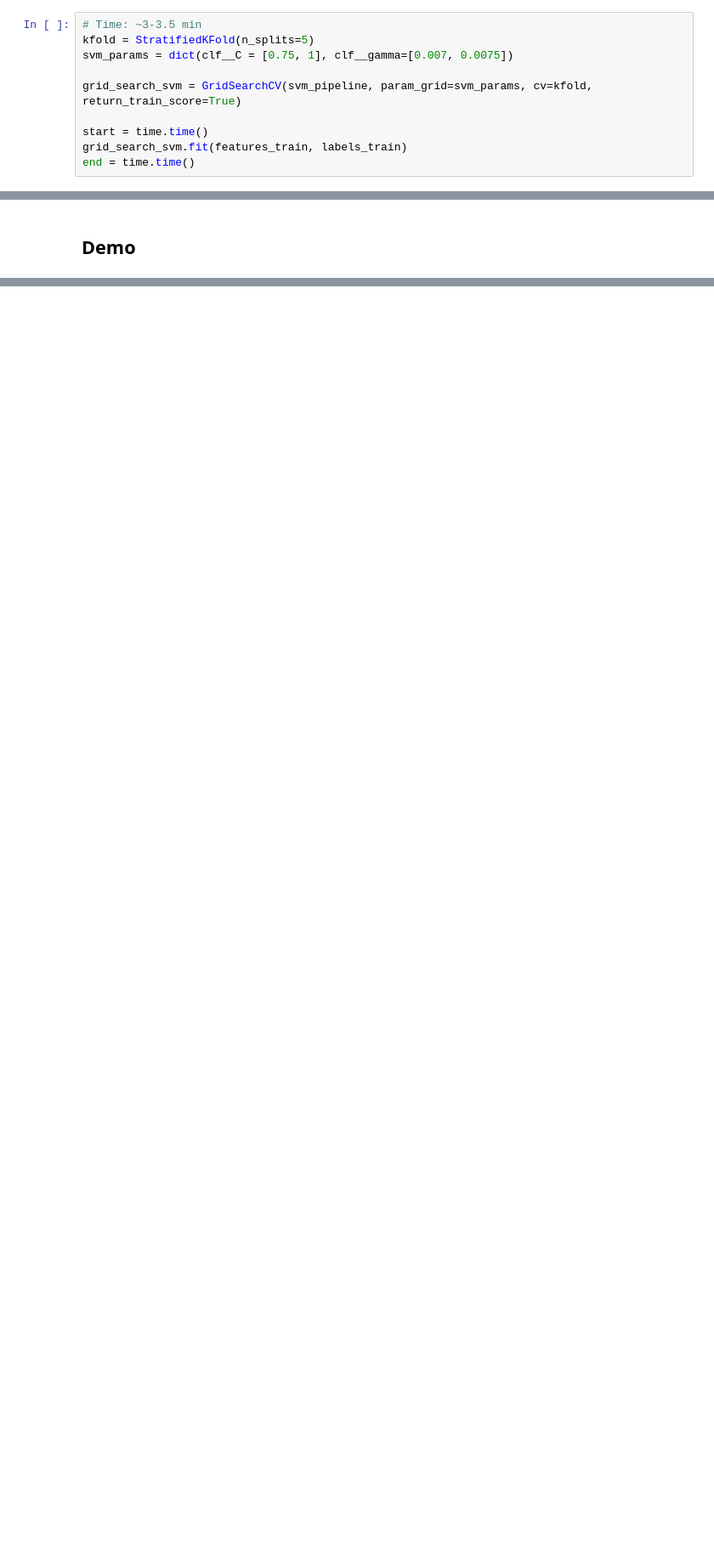
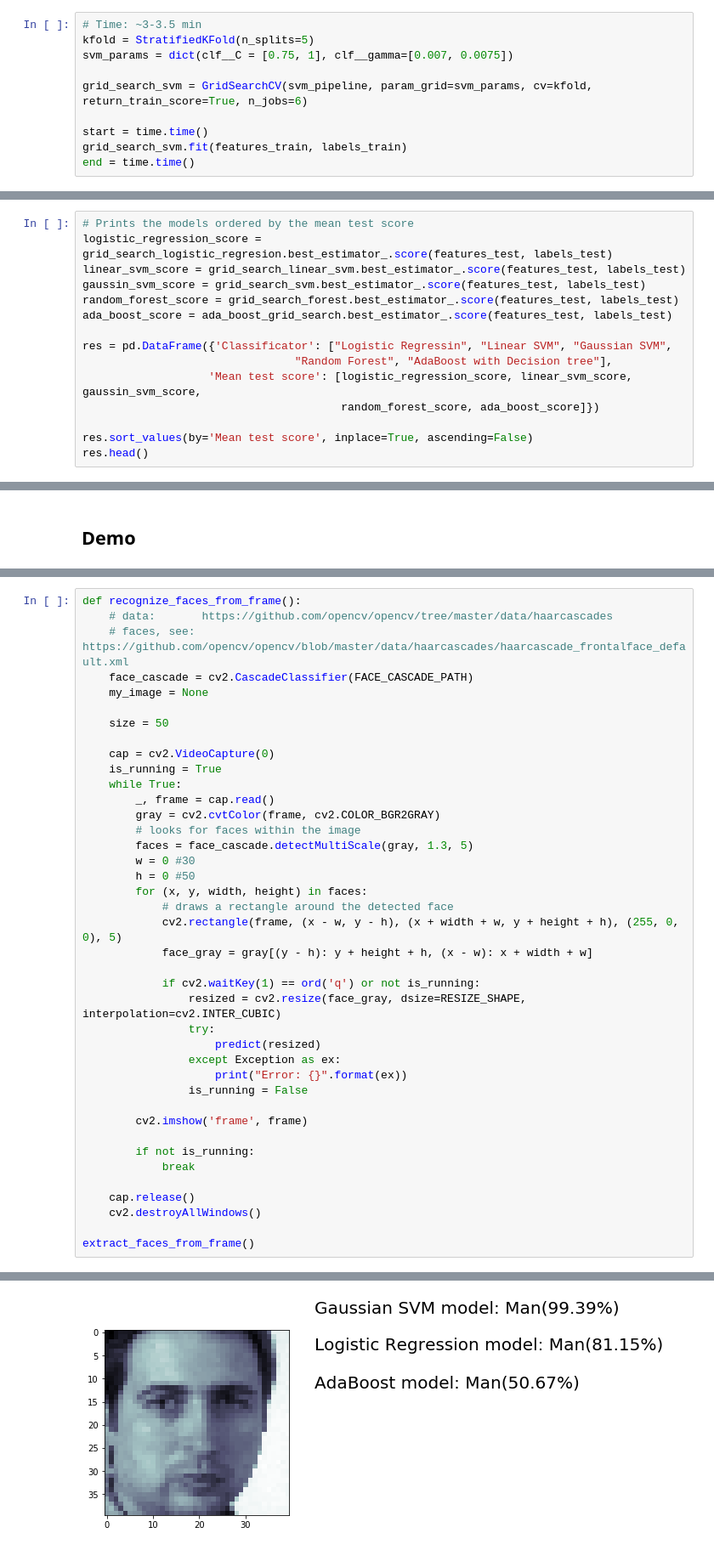
Before and after one commit to dim4o/gender-recognizer, a Jupyter notebook: Gender Classification.ipynb, the cells around one changed output, grey strips where cells are left out. Shown at 85% size. Cells and saved outputs as stored; diff of their text form; blank space fills up the shorter version.

Commit message:
Add model changes

```diff
--- a/Gender Classification.ipynb
+++ b/Gender Classification.ipynb
@@ -843,7 +850,7 @@ print(svm_pipeline.score(features_train, labels_train)) # 0.9786458333333333
 kfold = StratifiedKFold(n_splits=5)
 svm_params = dict(clf__C = [0.75, 1], clf__gamma=[0.007, 0.0075])
 
-grid_search_svm = GridSearchCV(svm_pipeline, param_grid=svm_params, cv=kfold, return_train_score=True)
+grid_search_svm = GridSearchCV(svm_pipeline, param_grid=svm_params, cv=kfold, return_train_score=True, n_jobs=6)
 
 start = time.time()
 grid_search_svm.fit(features_train, labels_train)
@@ -1141,3 +1158,18 @@ plt.show()
 [figure]
 # %% [markdown]
 ### Best model selection
+# %%
+# Prints the models ordered by the mean test score
+logistic_regression_score = grid_search_logistic_regresion.best_estimator_.score(features_test, labels_test)
+linear_svm_score = grid_search_linear_svm.best_estimator_.score(features_test, labels_test)
+gaussin_svm_score = grid_search_svm.best_estimator_.score(features_test, labels_test)
+random_forest_score = grid_search_forest.best_estimator_.score(features_test, labels_test)
+ada_boost_score = ada_boost_grid_search.best_estimator_.score(features_test, labels_test)
+
+res = pd.DataFrame({'Classificator': ["Logistic Regressin", "Linear SVM", "Gaussian SVM",
+                                "Random Forest", "AdaBoost with Decision tree"],
+                   'Mean test score': [logistic_regression_score, linear_svm_score, gaussin_svm_score,
+                                       random_forest_score, ada_boost_score]})
+
+res.sort_values(by='Mean test score', inplace=True, ascending=False)
+res.head()
@@ -1206,0 +1265,41 @@ def get_result(result_proba, title):
+# %%
+def recognize_faces_from_frame():
+    # data:       https://github.com/opencv/opencv/tree/master/data/haarcascades
+    # faces, see: https://github.com/opencv/opencv/blob/master/data/haarcascades/haarcascade_frontalface_default.xml
+    face_cascade = cv2.CascadeClassifier(FACE_CASCADE_PATH)
+    my_image = None
+
+    size = 50
+
+    cap = cv2.VideoCapture(0)
+    is_running = True
+    while True:
+        _, frame = cap.read()
+        gray = cv2.cvtColor(frame, cv2.COLOR_BGR2GRAY)
+        # looks for faces within the image
+        faces = face_cascade.detectMultiScale(gray, 1.3, 5)
+        w = 0 #30
+        h = 0 #50
+        for (x, y, width, height) in faces:
+            # draws a rectangle around the detected face
+            cv2.rectangle(frame, (x - w, y - h), (x + width + w, y + height + h), (255, 0, 0), 5)
+            face_gray = gray[(y - h): y + height + h, (x - w): x + width + w]
+
+            if cv2.waitKey(1) == ord('q') or not is_running:
+                resized = cv2.resize(face_gray, dsize=RESIZE_SHAPE, interpolation=cv2.INTER_CUBIC)
+                try:
+                    predict(resized)
+                except Exception as ex:
+                    print("Error: {}".format(ex))
+                is_running = False
+
+        cv2.imshow('frame', frame)
+
+        if not is_running:
+            break
+
+    cap.release()
+    cv2.destroyAllWindows()
+
+extract_faces_from_frame()
+# %% [output]
@@ -1206,0 +1309 @@ def get_result(result_proba, title):
+[figure, added]
```
Also changed, not shown: parts of 32 cells of this notebook.
